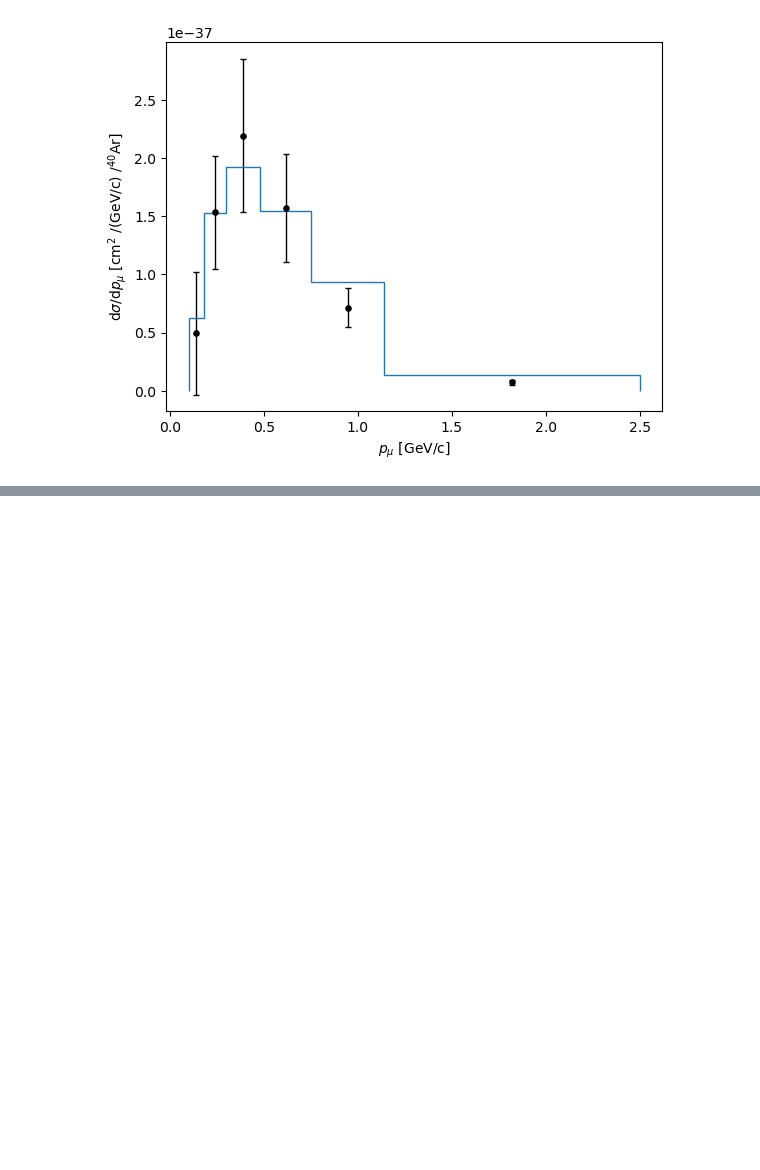
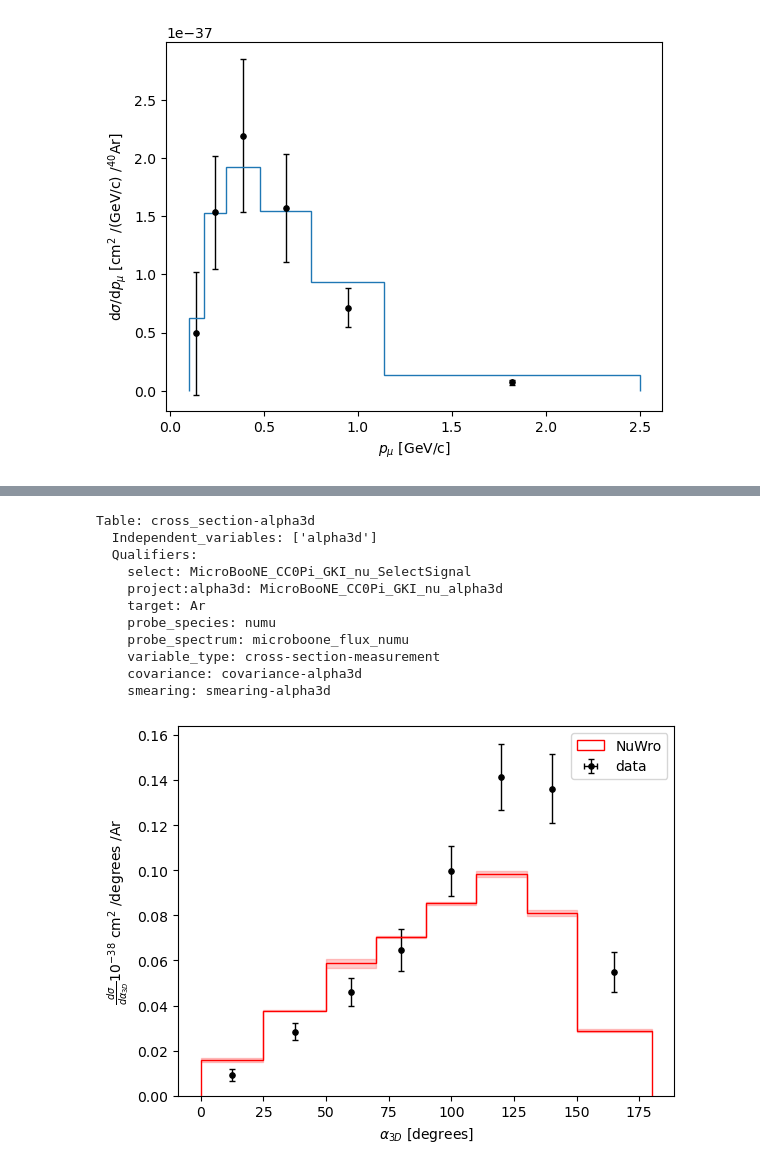
Before and after one commit to luketpickering/numc_dockerfiles, a Jupyter notebook: alma9/nuisance3_git_master/notebooks/PittPACCDemo.ipynb, the cells around one changed output, grey strips where cells are left out. Drawn from its saved outputs; the diff is of its cells as text; code cells hidden in the pictures; blank space fills up the shorter version.

```diff
--- a/alma9/nuisance3_git_master/notebooks/PittPACCDemo.ipynb
+++ b/alma9/nuisance3_git_master/notebooks/PittPACCDemo.ipynb
@@ -465,0 +610,3 @@ nuis hepdata get-local-path hepdata-sandbox:1713917002/analysis.cxx
+# %%
+import pyProSelecta as pps
+pps.load_file(analysis_file)
@@ -465,0 +663,3 @@ nuis hepdata get-local-path hepdata-sandbox:1713917002/analysis.cxx
+# %%
+selfunc = pps.select.get(quals["select"])
+projfunc = pps.project.get(quals[f"project:{indep_vars[0]}"])
@@ -465,0 +668,12 @@ nuis hepdata get-local-path hepdata-sandbox:1713917002/analysis.cxx
+# %%
+ev_frame_gen = pn.EventFrameGen(nuevs).filter(selfunc)
+
+for tbl in table_names:
+    tf = pn.hpd.get_local_path_to_resource(f"{ref}/{tbl}")[1]
+    iv = pn.hpd.get_independent_variables(tf)
+    q = pn.hpd.get_qualifiers(tf)
+    if "select" not in q: #only want measurements
+        continue
+    ev_frame_gen.add_column(f"{iv[0]}", pps.project.get(q[f"project:{iv[0]}"]))
+
+ev_frame = ev_frame_gen.all()
@@ -465,0 +706,43 @@ nuis hepdata get-local-path hepdata-sandbox:1713917002/analysis.cxx
+# %%
+def make_comp(ref, table_name):
+    indep_vars, quals, refcontext = measurement_details(ref, table_name)
+
+    xs_table = pn.hpd.get_table(table_name, **refcontext)
+    xs_data = pn.convert.HistFrame.from_yaml_str(str(xs_table))
+
+    xs_data.mpl().errorbar(marker=".", markersize=7.5, color="#000", label="data", linewidth=0, elinewidth=1, capsize=2.5)
+
+    # fatx is in pb/A, but need cm^-38 /A
+    sf = ev_frame.norm_info().fatx_per_sumweights() * (1E2)
+
+    smearing_table = pn.hpd.get_table(quals["smearing"], **refcontext)
+    smearing_mat = pn.convert.Covariance.from_yaml_str(str(smearing_table))
+
+    xs_mc = xs_data.make_HistFrame()
+    xs_mc.fill_from_EventFrame(ev_frame, [indep_vars[0],])
+
+    xs_mc.sumweights = smearing_mat.T @ (xs_mc.sumweights * sf)
+    xs_mc.variances = (smearing_mat @ smearing_mat) @ xs_mc.variances * (sf**2)
+
+    xs_mc_pred = xs_mc.finalise()
+    xs_mc_pred.mpl().hist(histtype="step", label="NuWro", errorband_color="#F003", color="red")
+
+    plt.ylabel(r"$\frac{d\sigma}{d\alpha_{3D}} 10^{-38}$ cm$^{2}$ /degrees /Ar")
+    plt.xlabel(r"$\alpha_{3D}$ [degrees]")
+    plt.legend()
+
+make_comp(ref, table_name)
+plt.show()
+# %% [output]
+Table: cross_section-alpha3d
+  Independent_variables: ['alpha3d']
+  Qualifiers:
+    select: MicroBooNE_CC0Pi_GKI_nu_SelectSignal
+    project:alpha3d: MicroBooNE_CC0Pi_GKI_nu_alpha3d
+    target: Ar
+    probe_species: numu
+    probe_spectrum: microboone_flux_numu
+    variable_type: cross-section-measurement
+    covariance: covariance-alpha3d
+    smearing: smearing-alpha3d
+[figure, added]
```
Also changed, not shown: parts of 47 cells of this notebook.
